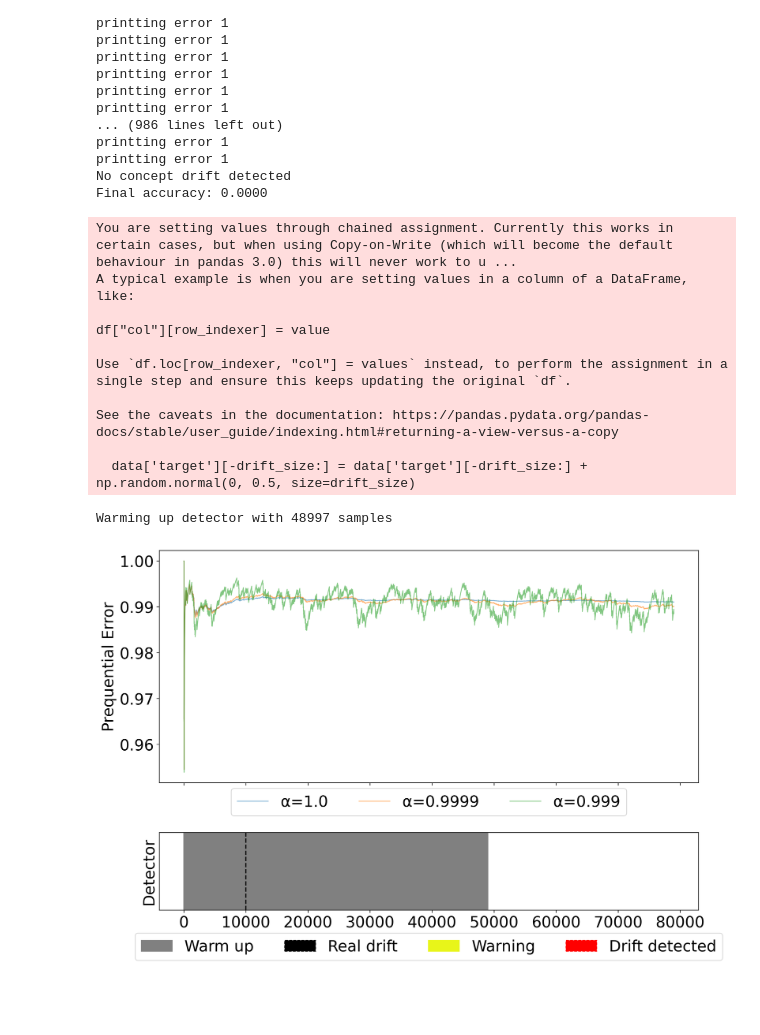
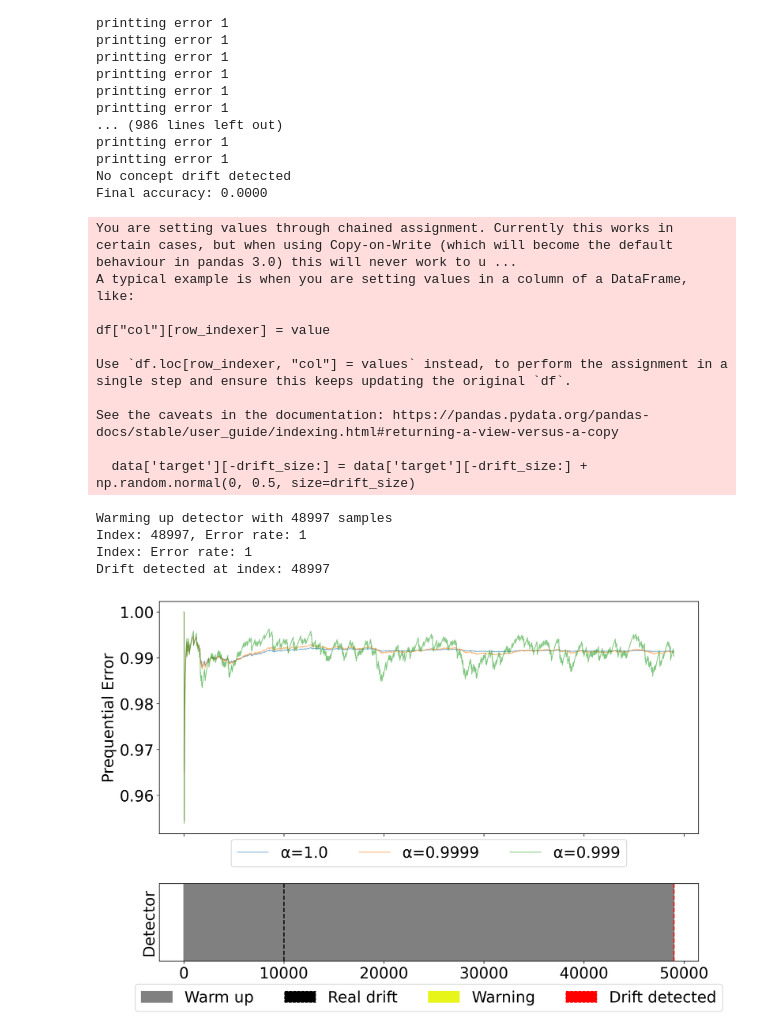
Before and after one commit to Moctader/Multiple_financial_model, a Jupyter notebook: fourous_concept.ipynb, the cells around one changed output. Cells and saved outputs as stored; diff of their text form; code cells hidden in the pictures; blank space fills up the shorter version.

```diff
--- a/fourous_concept.ipynb
+++ b/fourous_concept.ipynb
@@ -137,9 +137,9 @@ model.fit(X=X_train, y=y_train)
 
 # Detector configuration and instantiation
 config = DDMConfig(
-    warning_level=2.0,
-    drift_level=3.0,
-    min_num_instances=len(X_warmup),  # Minimum number of instances to start checking for drift
+    warning_level=0.1,
+    drift_level=0.2,
+    min_num_instances=80,
 )
 detector = DDM(config=config)
 
@@ -168,11 +168,13 @@ for X, y in zip(X_warmup, y_warmup):
         metrics_historic_detector[metric_historic].append(metric(error))
 
 idx_drift, idx_warning = [], []
-i = len(X_warmup)
 for X, y in zip(X_test, y_test):
     y_pred = model.predict(X.reshape(1, -1))  # Model's prediction
     error = error_scorer(y_true=y, y_pred=y_pred)
     _ = detector.update(value=error)  # Detector's update
+
+    # Print the error rate
+    print(f"Index: Error rate: {error}")
 
     # All the following lines are optional and only used for plotting the whole process
     for metric_historic, metric in zip(metrics_historic_detector.keys(), metrics):
@@ -181,7 +183,6 @@ for X, y in zip(X_test, y_test):
     status = detector.status
     if status["drift"]:
         # Drift detected
-        print(f"Drift detected at index: {i}")
         idx_drift.append(i)
         detector.reset()  # Reset detector
         for metric in metrics:  # Reset metrics
@@ -250,31 +251,34 @@ ax[1].set_ylabel("Detector")
 drift_path = mpatches.Patch(color=drift_color, label="Drift detected", linestyle=drift_linestyle)
 warning_path = mpatches.Patch(color=warning_color, label="Warning")
 warmup_path = mpatches.Patch(color=warmup_color, label="Warm up")
 real_drift_path = mpatches.Patch(color=real_drift_color, label="Real drift", linestyle=drift_linestyle)
 ax[1].axvline(x=len(X_test) - drift_size,
               color=real_drift_color,
               linestyle=drift_linestyle,
               linewidth=1.5)
 ax[1].legend(
     handles=[warmup_path, real_drift_path, warning_path, drift_path],
     loc="upper center",
     ncol=4,
     bbox_to_anchor=(0.5, -0.2),
     fancybox=True,
 )
 
 fig.tight_layout()
 plt.show()
 # %% [output]
 You are setting values through chained assignment. Currently this works in certain cases, but when using Copy-on-Write (which will become the default behaviour in pandas 3.0) this will never work to u ...
 A typical example is when you are setting values in a column of a DataFrame, like:
 
 df["col"][row_indexer] = value
 
 Use `df.loc[row_indexer, "col"] = values` instead, to perform the assignment in a single step and ensure this keeps updating the original `df`.
 
 See the caveats in the documentation: https://pandas.pydata.org/pandas-docs/stable/user_guide/indexing.html#returning-a-view-versus-a-copy
 
   data['target'][-drift_size:] = data['target'][-drift_size:] + np.random.normal(0, 0.5, size=drift_size)
 Warming up detector with 48997 samples
+Index: 48997, Error rate: 1
+Index: Error rate: 1
+Drift detected at index: 48997
-[figure, old version]
+[figure, new version]
```
Also changed, not shown: 2 other files.
